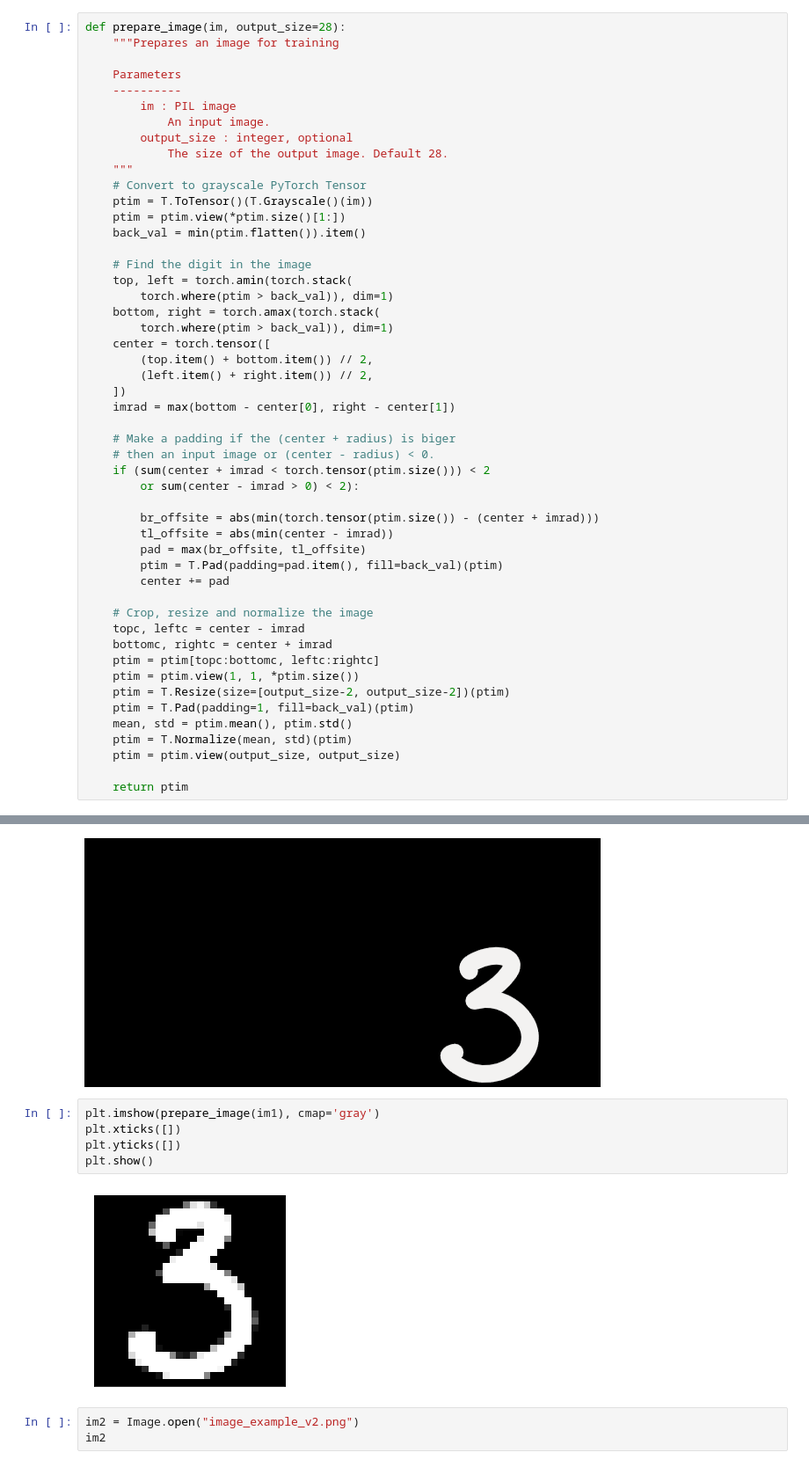
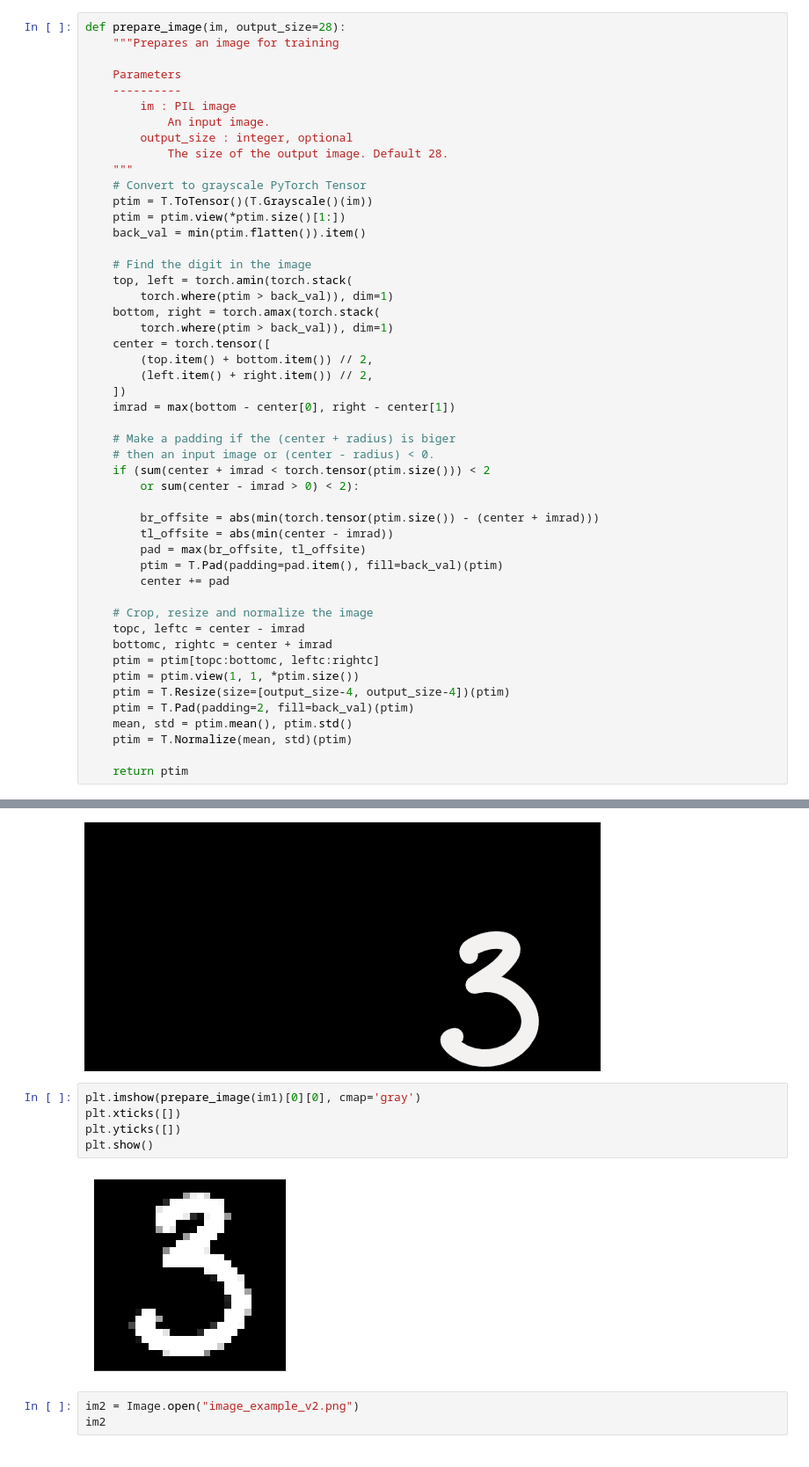
Before and after one commit to knmlprz/handwritten-digits, a Jupyter notebook: src/handwritten-digits/Notebooks/image_preprocessing.ipynb, the cells around one changed output, grey strips where cells are left out. Shown at 88% size. Saved outputs shown, nothing was run; the diff lists cells and outputs as text.

```diff
--- a/Notebooks/image_preprocessing.ipynb
+++ b/src/handwritten-digits/Notebooks/image_preprocessing.ipynb
@@ -194,11 +194,10 @@ def prepare_image(im, output_size=28):
     bottomc, rightc = center + imrad
     ptim = ptim[topc:bottomc, leftc:rightc]
     ptim = ptim.view(1, 1, *ptim.size())
-    ptim = T.Resize(size=[output_size-2, output_size-2])(ptim)
-    ptim = T.Pad(padding=1, fill=back_val)(ptim)
+    ptim = T.Resize(size=[output_size-4, output_size-4])(ptim)
+    ptim = T.Pad(padding=2, fill=back_val)(ptim)
     mean, std = ptim.mean(), ptim.std()
     ptim = T.Normalize(mean, std)(ptim)
-    ptim = ptim.view(output_size, output_size)
 
     return ptim
 # %% [markdown]
@@ -209,12 +208,12 @@ im1
 # %% [output]
 [figure]
 # %%
-plt.imshow(prepare_image(im1), cmap='gray')
+plt.imshow(prepare_image(im1)[0][0], cmap='gray')
 plt.xticks([])
 plt.yticks([])
 plt.show()
 # %% [output]
-[figure, old version]
+[figure, new version]
 # %%
 im2 = Image.open("image_example_v2.png")
 im2
```
Also changed, not shown: parts of 2 cells of this notebook, 13 other files.
